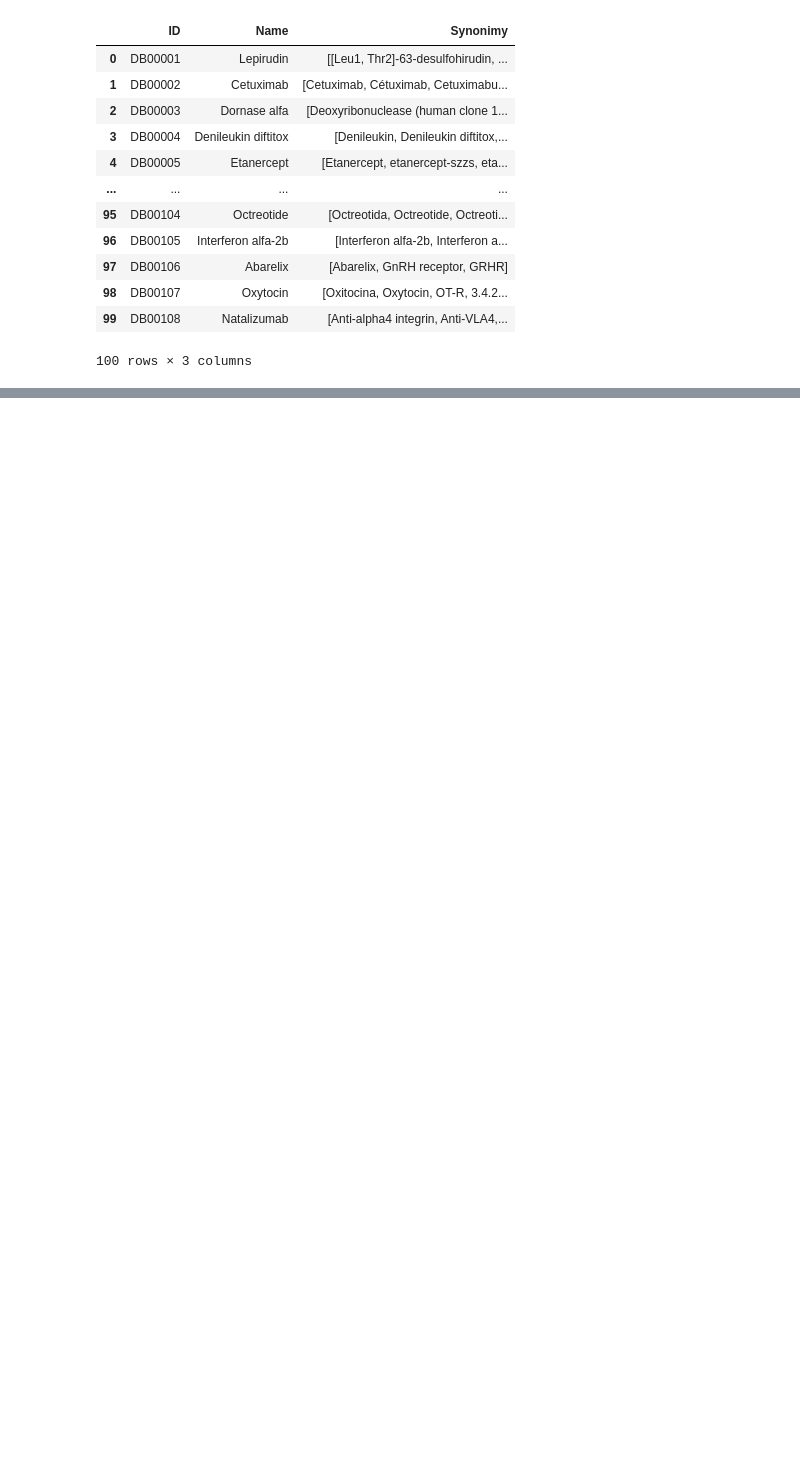
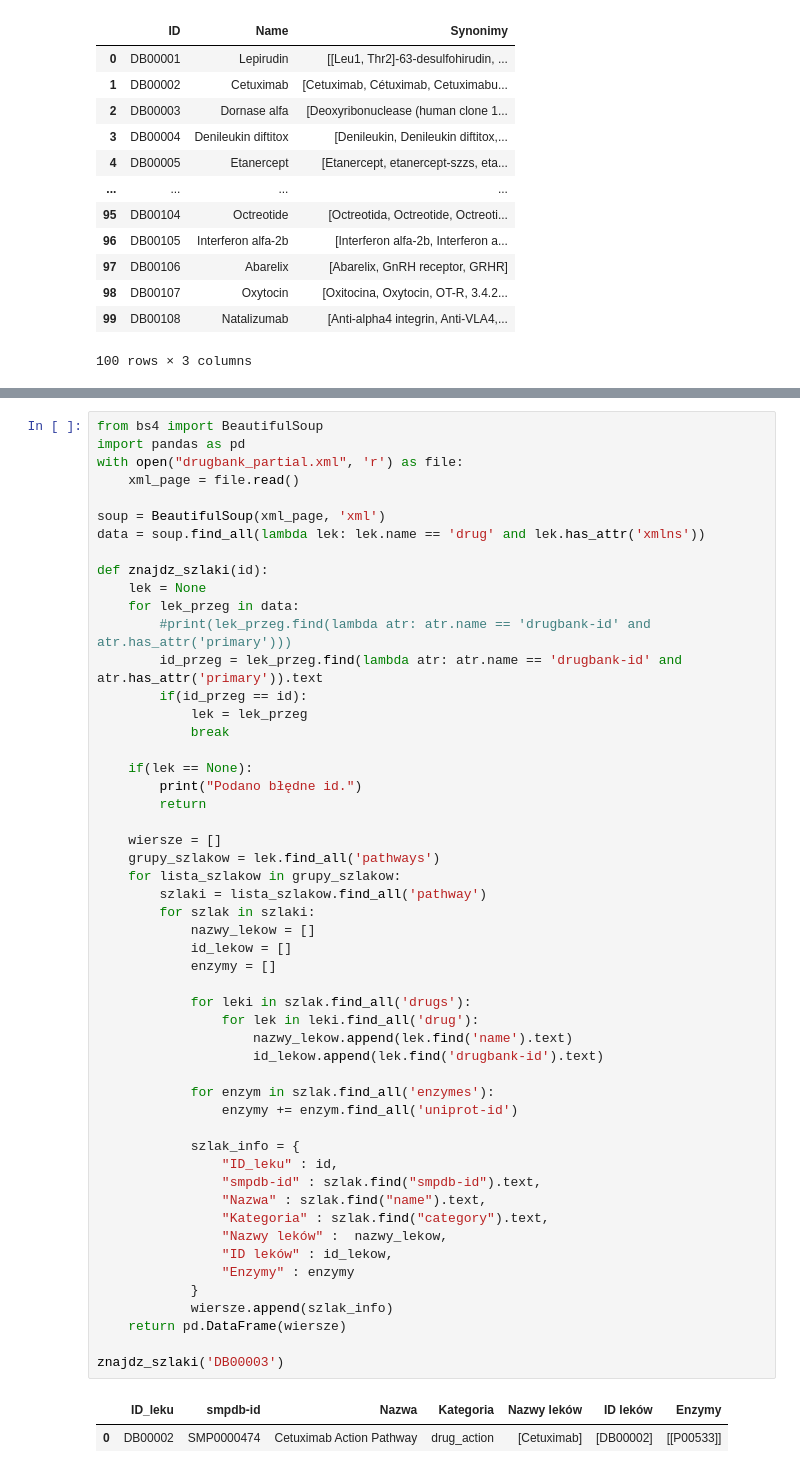
Before and after one commit to pstol123/drugbank-explorer, a Jupyter notebook: 1.ipynb, the cells around one changed output, grey strips where cells are left out. Cells and saved outputs as stored; diff of their text form; blank space fills up the shorter version.

```diff
--- a/1.ipynb
+++ b/1.ipynb
@@ -176,3 +176,58 @@ znajdz_produkty('DB00001')
 | 3 | DB00001 | Refludan | Celgene Europe Limited |  | Injection, solution, concentrate | Intravenous | 50 mg | EU | ... |
 | 4 | DB00001 | Refludan | Celgene Europe Limited |  | Injection, solution, concentrate | Intravenous | 20 mg | EU | ... |
 | 5 | DB00001 | Refludan | Celgene Europe Limited |  | Injection, solution, concentrate | Intravenous | 20 mg | EU | ... |
+# %%
+from bs4 import BeautifulSoup
+import pandas as pd
+with open("drugbank_partial.xml", 'r') as file:
+    xml_page = file.read()
+
+soup = BeautifulSoup(xml_page, 'xml')
+data = soup.find_all(lambda lek: lek.name == 'drug' and lek.has_attr('xmlns'))
+
+def znajdz_szlaki(id):
+    lek = None
+    for lek_przeg in data:
+        #print(lek_przeg.find(lambda atr: atr.name == 'drugbank-id' and atr.has_attr('primary')))
+        id_przeg = lek_przeg.find(lambda atr: atr.name == 'drugbank-id' and atr.has_attr('primary')).text
+        if(id_przeg == id):
+            lek = lek_przeg
+            break
+
+    if(lek == None):
+        print("Podano błędne id.")
+        return
+
+    wiersze = []
+    grupy_szlakow = lek.find_all('pathways')
+    for lista_szlakow in grupy_szlakow:
+        szlaki = lista_szlakow.find_all('pathway')
+        for szlak in szlaki:
+            nazwy_lekow = []
+            id_lekow = []
+            enzymy = []
+
+            for leki in szlak.find_all('drugs'):
+                for lek in leki.find_all('drug'):
+                    nazwy_lekow.append(lek.find('name').text)
+                    id_lekow.append(lek.find('drugbank-id').text)
+
+            for enzym in szlak.find_all('enzymes'):
+                enzymy += enzym.find_all('uniprot-id')
+
+            szlak_info = {
+                "ID_leku" : id,
+                "smpdb-id" : szlak.find("smpdb-id").text,
+                "Nazwa" : szlak.find("name").text,
+                "Kategoria" : szlak.find("category").text,
+                "Nazwy leków" :  nazwy_lekow,
+                "ID leków" : id_lekow,
+                "Enzymy" : enzymy
+            }
+            wiersze.append(szlak_info)
+    return pd.DataFrame(wiersze)
+
+znajdz_szlaki('DB00003')
+# %% [output]
+|  | ID_leku | smpdb-id | Nazwa | Kategoria | Nazwy leków | ID leków | Enzymy |
+| 0 | DB00002 | SMP0000474 | Cetuximab Action Pathway | drug_action | [Cetuximab] | [DB00002] | [[P00533]] |
```
Also changed, not shown: parts of 1 cell of this notebook.
